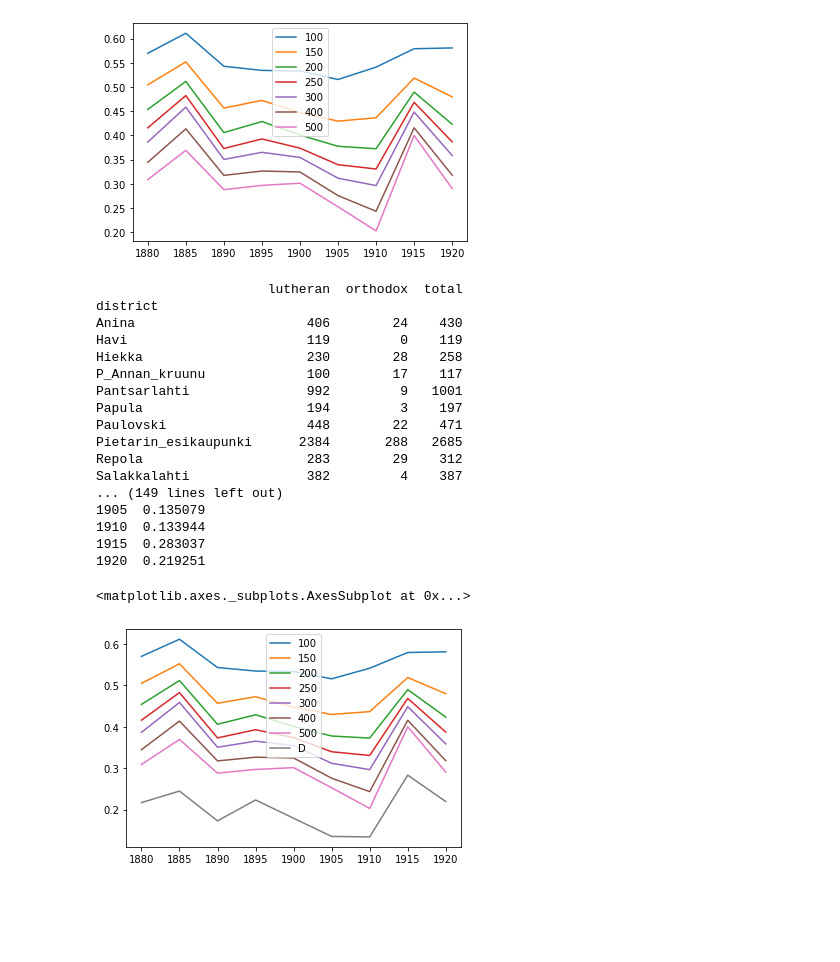
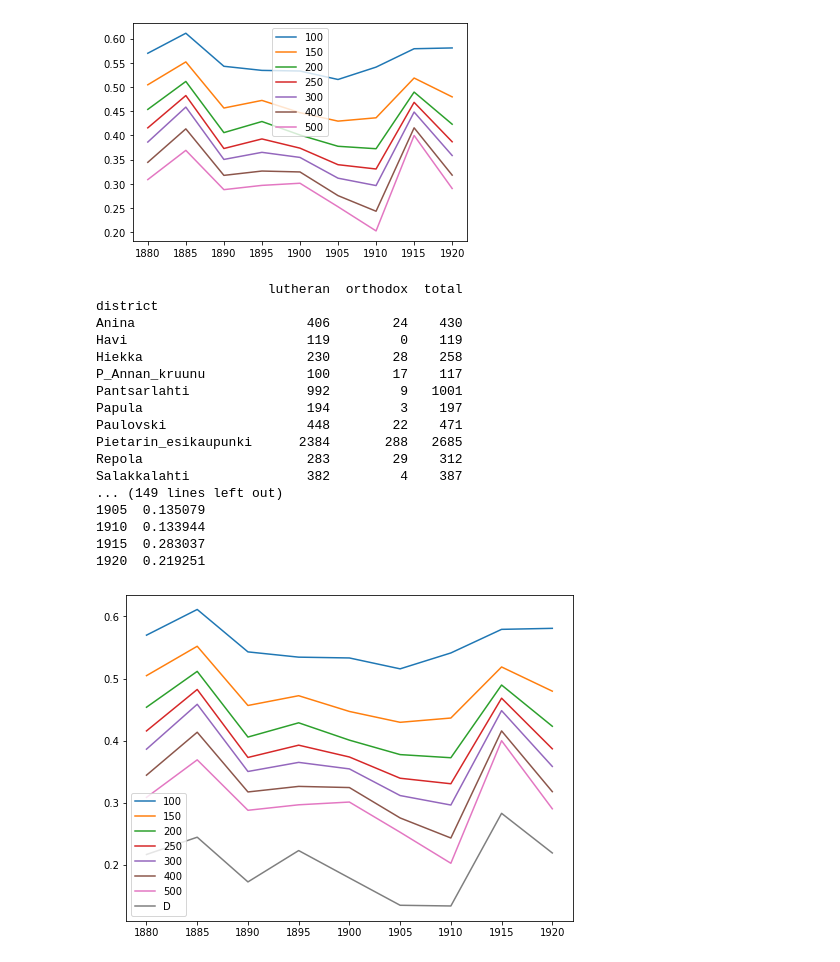
Before and after one commit to AnttiHaerkoenen/spatial_segregation, a Jupyter notebook: notebooks/segregation_change_1880-1920.ipynb, the cells around one changed output. Cells and saved outputs as stored; diff of their text form; code cells hidden in the pictures; blank space fills up the shorter version.

Commit message:
D and S in same plot

```diff
--- a/notebooks/segregation_change_1880-1920.ipynb
+++ b/notebooks/segregation_change_1880-1920.ipynb
@@ -303,33 +303,35 @@ for year in range(1880, 1921, 5):
     D = Dissim(
         population_data,
         group_pop_var='orthodox',
         total_pop_var='total',
     )
     results_D[year] = D.statistic
 
     print(population_data)
 
 print(pd.Series(results_D))
 results['D'] = pd.Series(results_D)
 print(results)
-results.plot()
+results.plot(
+    figsize=(8, 6),
+)
+plt.savefig('../figures/S_and_D.png')
 # %% [output]
                       lutheran  orthodox  total
 district
 Anina                      406        24    430
 Havi                       119         0    119
 Hiekka                     230        28    258
 P_Annan_kruunu             100        17    117
 Pantsarlahti               992         9   1001
 Papula                     194         3    197
 Paulovski                  448        22    471
 Pietarin_esikaupunki      2384       288   2685
 Repola                     283        29    312
 Salakkalahti               382         4    387
 ... (149 lines left out)
 1905  0.135079
 1910  0.133944
 1915  0.283037
 1920  0.219251
-<matplotlib.axes._subplots.AxesSubplot at 0x...>
-[figure, old version]
+[figure, new version]
```
Also changed, not shown: 1 other file.
